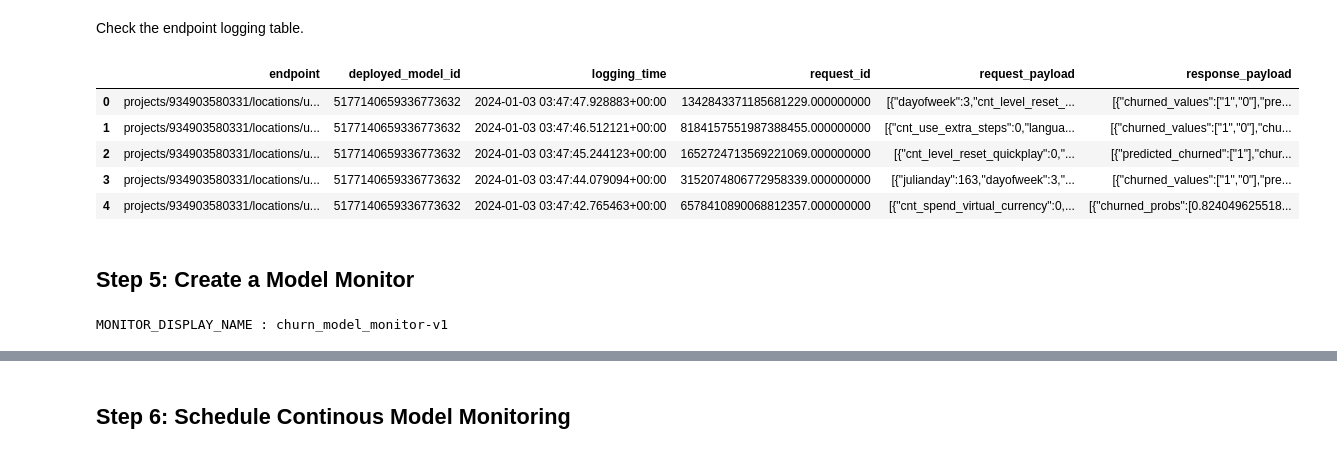
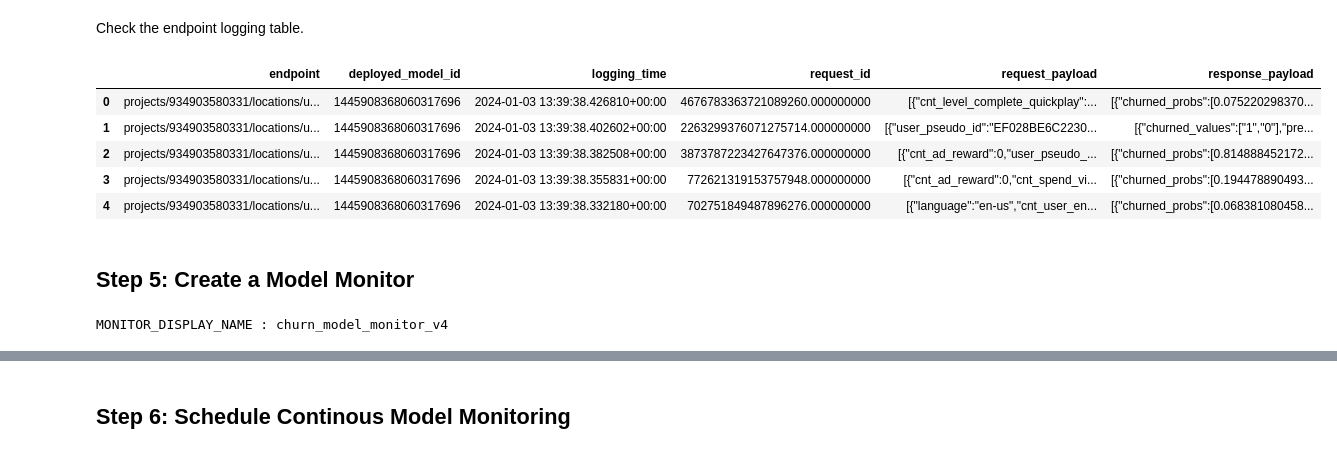
Before and after one commit to tottenjordan/vertex-model-monitoring, a Jupyter notebook: centralized-monitoring/01_Continous_Model_Monitoring.ipynb, the cells around one changed output, grey strips where cells are left out. Drawn from its saved outputs; the diff is of its cells as text; code cells hidden in the pictures.

```diff
--- a/centralized-monitoring/01_Continous_Model_Monitoring.ipynb
+++ b/centralized-monitoring/01_Continous_Model_Monitoring.ipynb
@@ -106,10 +155,8 @@ if CREATE_NEW_ASSETS:
 # %% [markdown]
 ## Step 3: Prepare a Model in Vertex AI Model Registry
 # %%
-import google.cloud.aiplatform as aiplatform
-
 MODEL_PATH = "gs://mco-mm/churn"
-MODEL_NAME = "churn"
+MODEL_NAME = f"churn-{VERSION}"
 IMAGE = "us-docker.pkg.dev/cloud-aiplatform/prediction/tf2-cpu.2-5:latest"
 # %%
 if CREATE_NEW_ASSETS == True:
@@ -123,8 +170,11 @@ if CREATE_NEW_ASSETS == True:
         sync=True,
     )
 else:
+    # TODO
+    EXISTING_MODEL_NAME = f'projects/{PROJECT_NUM}/locations/{REGION}/models/2430375895198859264@1'
+
     # use existing
-    model = aiplatform.Model('projects/934903580331/locations/us-central1/models/217982578253103104@1')
+    model = aiplatform.Model(EXISTING_MODEL_NAME)
 
 MODEL_ID = model.resource_name.split("/")[-1]
 
@@ -152,6 +188,13 @@ BQ_LOGGING_TABLE      : bq://hybrid-vertex.churn_production_20240103025557.req_r
 # %%
 if CREATE_NEW_ASSETS == True:
     # here
+    # TIMESTAMP = pd.Timestamp.utcnow().strftime('%Y%m%d%H%M%S')
+
+    ENDPOINT_DISPLAY_NAME=f"churn_endpoint_{VERSION}"
+    BQ_LOGGING_DATASET=f"churn_production_{VERSION}"
+    BQ_LOGGING_TABLE=f"bq://{PROJECT_ID}.{BQ_LOGGING_DATASET}.req_resp"
+
+    # create new endpoint
     endpoint = aiplatform.Endpoint.create(
         display_name=ENDPOINT_DISPLAY_NAME,
         enable_request_response_logging=True,
@@ -167,9 +210,17 @@ if CREATE_NEW_ASSETS == True:
         machine_type="n1-standard-4"
     )
 else:
-    # use existing
-    endpoint = aiplatform.Endpoint('projects/934903580331/locations/us-central1/endpoints/8889764815824748544')
+    # TODO
+    EXISTING_ENDPOINT_NAME = f'projects/{PROJECT_NUM}/locations/{REGION}/endpoints/3254354307100704768'
+    BQ_LOGGING_TABLE       = f"bq://{PROJECT_ID}.churn_production_20240103104113.req_resp"
 
-print(f"display_name : {endpoint.display_name}\n")
-print(f"endpoint     : {endpoint}")
+    # use existing endpoint
+    endpoint = aiplatform.Endpoint(EXISTING_ENDPOINT_NAME)
+    ENDPOINT_DISPLAY_NAME = endpoint.display_name
+
+print(f"display_name          : {endpoint.display_name}\n")
+print(f"endpoint              : {endpoint}\n")
+
+print(f"ENDPOINT_DISPLAY_NAME : {ENDPOINT_DISPLAY_NAME}")
+print(f"BQ_LOGGING_TABLE      : {BQ_LOGGING_TABLE}")
 # %% [output]
@@ -270,15 +317,22 @@ Check the endpoint logging table.
 # %%
-import pandas as pd
+query_string = f"""
+  SELECT *
+  FROM `{BQ_LOGGING_TABLE[5:]}`
+  ORDER BY logging_time DESC
+  LIMIT 5
+"""
 
-query_string = f"SELECT * FROM `{BQ_LOGGING_TABLE[5:]}` ORDER BY logging_time DESC LIMIT 5"
-pd.read_gbq(query_string, project_id=PROJECT_ID)
+pd.read_gbq(
+    query_string,
+    project_id=PROJECT_ID
+)
 # %% [output]
 |  | endpoint | deployed_model_id | logging_time | request_id | request_payload | response_payload |
-| 0 | projects/934903580331/locations/u... | 5177140659336773632 | 2024-01-03 03:47:47.928883+00:00 | 1342843371185681229.000000000 | [{"dayofweek":3,"cnt_level_reset_... | [{"churned_values":["1","0"],"pre... |
-| 1 | projects/934903580331/locations/u... | 5177140659336773632 | 2024-01-03 03:47:46.512121+00:00 | 8184157551987388455.000000000 | [{"cnt_use_extra_steps":0,"langua... | [{"churned_values":["1","0"],"chu... |
-| 2 | projects/934903580331/locations/u... | 5177140659336773632 | 2024-01-03 03:47:45.244123+00:00 | 1652724713569221069.000000000 | [{"cnt_level_reset_quickplay":0,"... | [{"predicted_churned":["1"],"chur... |
-| 3 | projects/934903580331/locations/u... | 5177140659336773632 | 2024-01-03 03:47:44.079094+00:00 | 3152074806772958339.000000000 | [{"julianday":163,"dayofweek":3,"... | [{"churned_values":["1","0"],"pre... |
-| 4 | projects/934903580331/locations/u... | 5177140659336773632 | 2024-01-03 03:47:42.765463+00:00 | 6578410890068812357.000000000 | [{"cnt_spend_virtual_currency":0,... | [{"churned_probs":[0.824049625518... |
+| 0 | projects/934903580331/locations/u... | 1445908368060317696 | 2024-01-03 13:39:38.426810+00:00 | 4676783363721089260.000000000 | [{"cnt_level_complete_quickplay":... | [{"churned_probs":[0.075220298370... |
+| 1 | projects/934903580331/locations/u... | 1445908368060317696 | 2024-01-03 13:39:38.402602+00:00 | 2263299376071275714.000000000 | [{"user_pseudo_id":"EF028BE6C2230... | [{"churned_values":["1","0"],"pre... |
+| 2 | projects/934903580331/locations/u... | 1445908368060317696 | 2024-01-03 13:39:38.382508+00:00 | 3873787223427647376.000000000 | [{"cnt_ad_reward":0,"user_pseudo_... | [{"churned_probs":[0.814888452172... |
+| 3 | projects/934903580331/locations/u... | 1445908368060317696 | 2024-01-03 13:39:38.355831+00:00 | 772621319153757948.000000000 | [{"cnt_ad_reward":0,"cnt_spend_vi... | [{"churned_probs":[0.194478890493... |
+| 4 | projects/934903580331/locations/u... | 1445908368060317696 | 2024-01-03 13:39:38.332180+00:00 | 702751849487896276.000000000 | [{"language":"en-us","cnt_user_en... | [{"churned_probs":[0.068381080458... |
 # %% [markdown]
 ## Step 5: Create a Model Monitor
 # %%
@@ -290,10 +344,10 @@ from google.cloud.aiplatform.private_preview.centralized_model_monitoring import
 
 MODEL_VERSION_ID = "1"
 
-MM_VERSION = "v1"
-MONITOR_DISPLAY_NAME=f"churn_model_monitor-{MM_VERSION}"
+MM_VERSION = "v4"
+MONITOR_DISPLAY_NAME=f"churn_model_monitor_{MM_VERSION}"
 
 print(f"MONITOR_DISPLAY_NAME : {MONITOR_DISPLAY_NAME}")
 # %% [output]
-MONITOR_DISPLAY_NAME : churn_model_monitor-v1
+MONITOR_DISPLAY_NAME : churn_model_monitor_v4
 # %%
```
Also changed, not shown: parts of 50 cells of this notebook.
